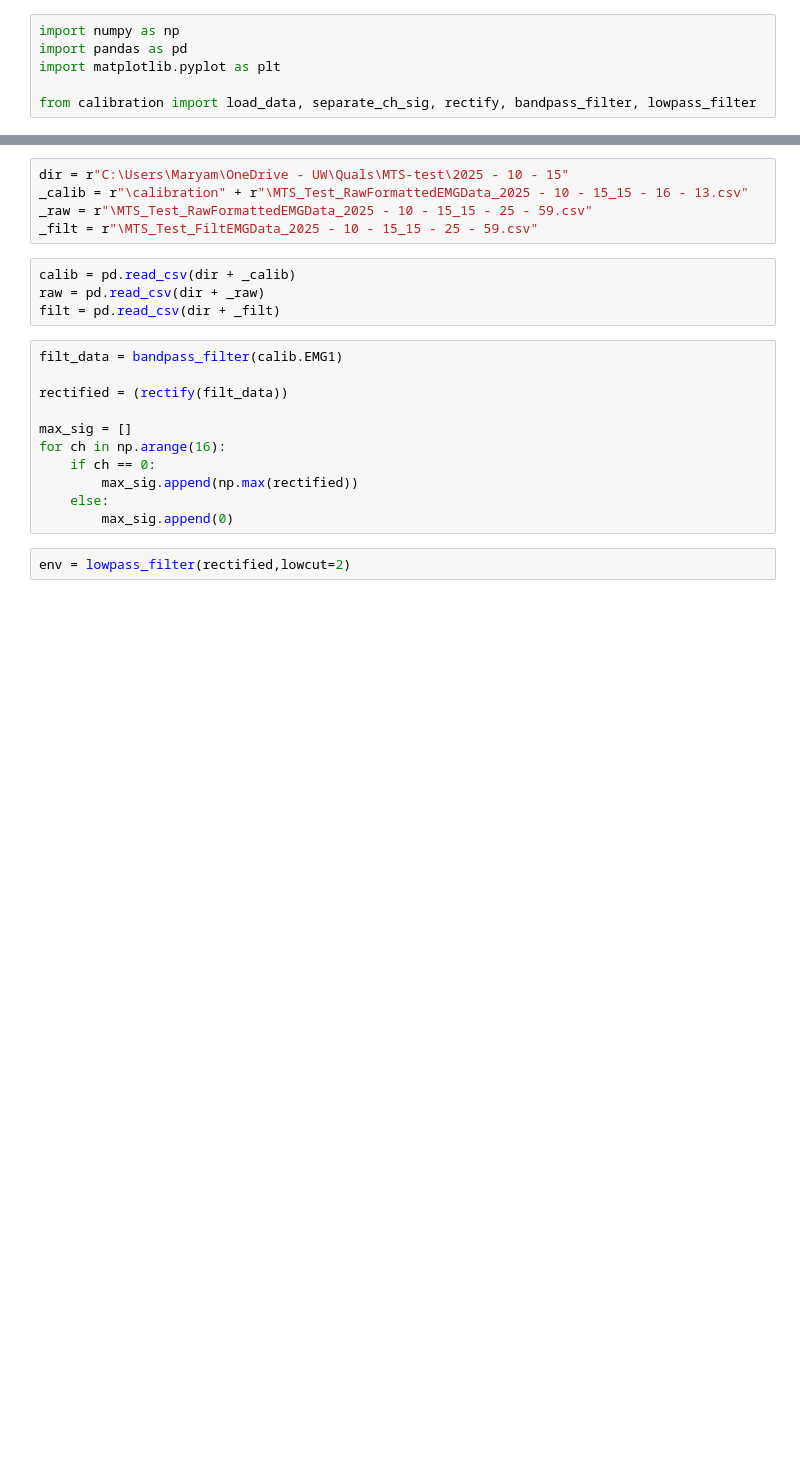
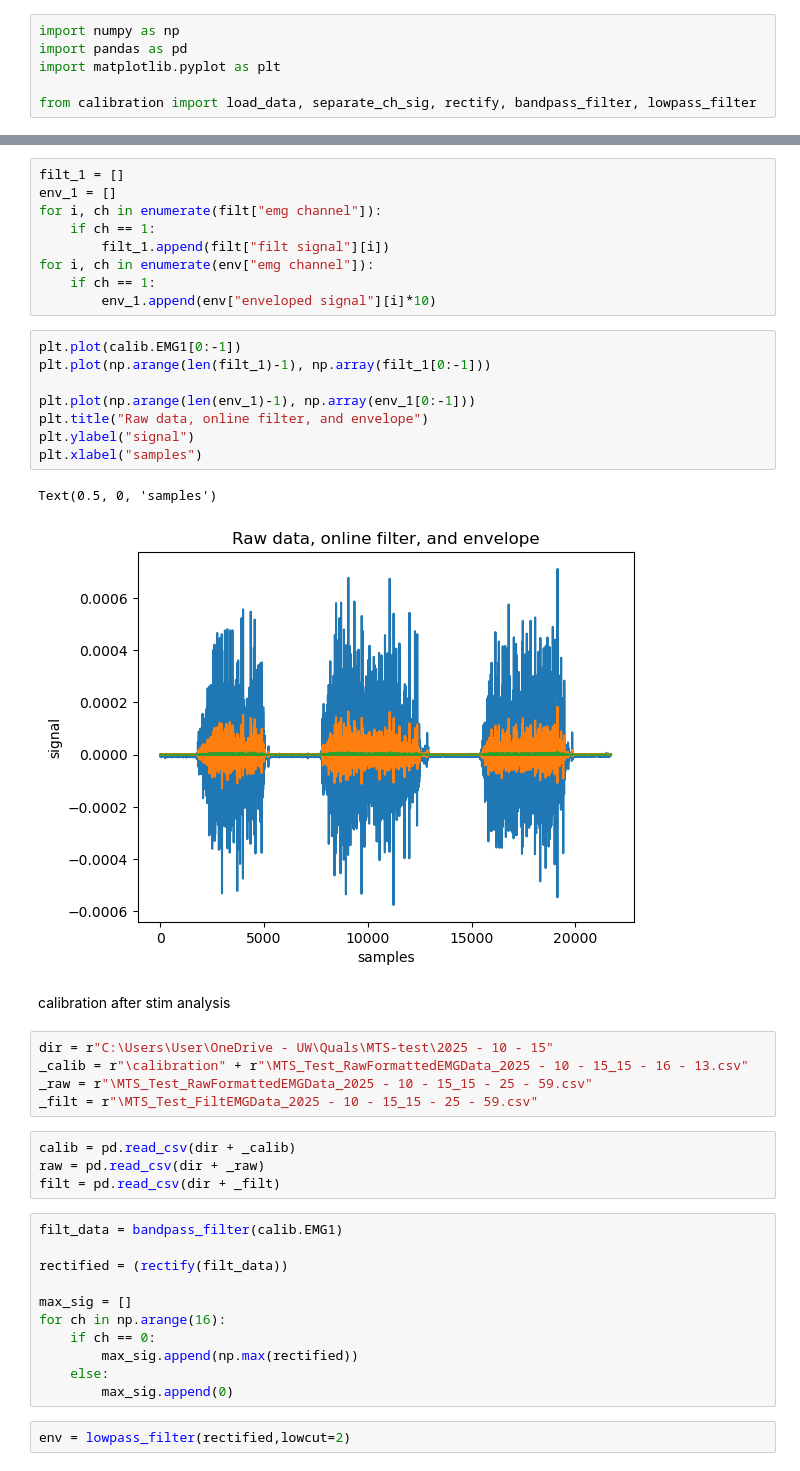
Before and after one commit to uw-herron-lab/OMNI-BIC-DEVELOPMENT, a Jupyter notebook: calibration_processing/signal_analysis.ipynb, the cells around one changed output, grey strips where cells are left out. Drawn from its saved outputs; the diff is of its cells as text; blank space fills up the shorter version.

Commit message:
testing online filter gains

```diff
--- a/calibration_processing/signal_analysis.ipynb
+++ b/calibration_processing/signal_analysis.ipynb
@@ -7,5 +27,27 @@ from calibration import load_data, separate_ch_sig, rectify, bandpass_filter, lo
+# %%
+filt_1 = []
+env_1 = []
+for i, ch in enumerate(filt["emg channel"]):
+    if ch == 1:
+        filt_1.append(filt["filt signal"][i])
+for i, ch in enumerate(env["emg channel"]):
+    if ch == 1:
+        env_1.append(env["enveloped signal"][i]*10)
+# %%
+plt.plot(calib.EMG1[0:-1])
+plt.plot(np.arange(len(filt_1)-1), np.array(filt_1[0:-1]))
+
+plt.plot(np.arange(len(env_1)-1), np.array(env_1[0:-1]))
+plt.title("Raw data, online filter, and envelope")
+plt.ylabel("signal")
+plt.xlabel("samples")
+# %% [output]
+Text(0.5, 0, 'samples')
+[figure, added]
+# %% [markdown]
+calibration after stim analysis
 # %%
-dir = r"C:\Users\Maryam\OneDrive - UW\Quals\MTS-test\2025 - 10 - 15"
+dir = r"C:\Users\User\OneDrive - UW\Quals\MTS-test\2025 - 10 - 15"
 _calib = r"\calibration" + r"\MTS_Test_RawFormattedEMGData_2025 - 10 - 15_15 - 16 - 13.csv"
 _raw = r"\MTS_Test_RawFormattedEMGData_2025 - 10 - 15_15 - 25 - 59.csv"
 _filt = r"\MTS_Test_FiltEMGData_2025 - 10 - 15_15 - 25 - 59.csv"
```
Also changed, not shown: parts of 10 cells of this notebook, 3 other files.
